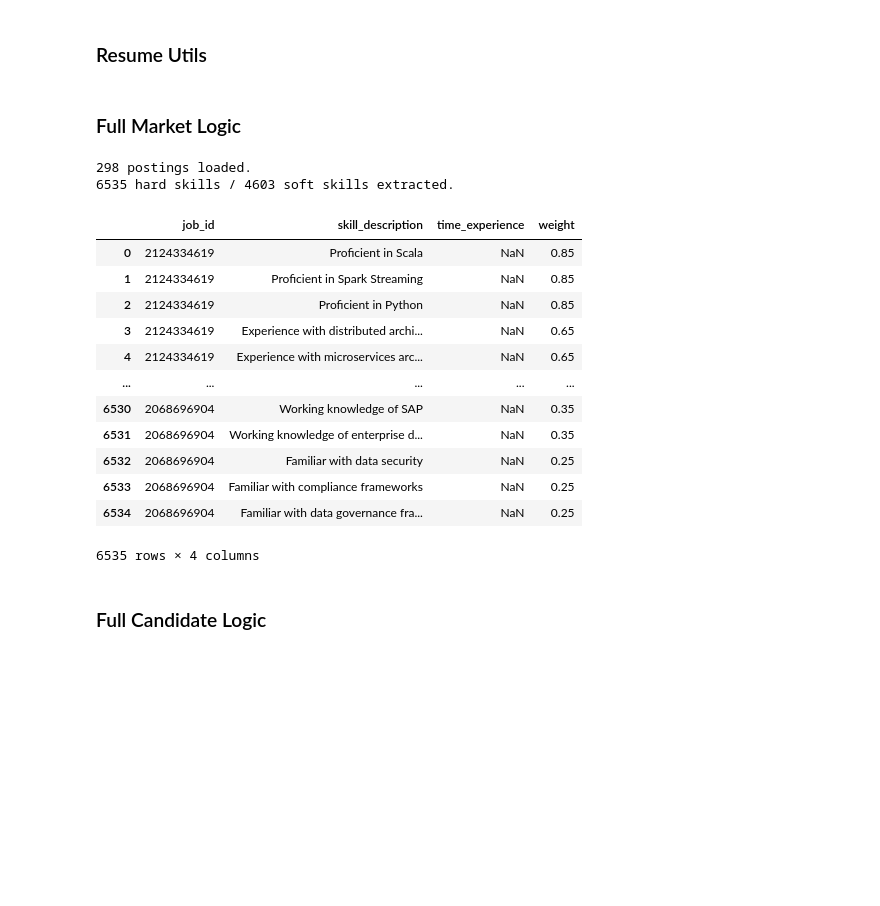
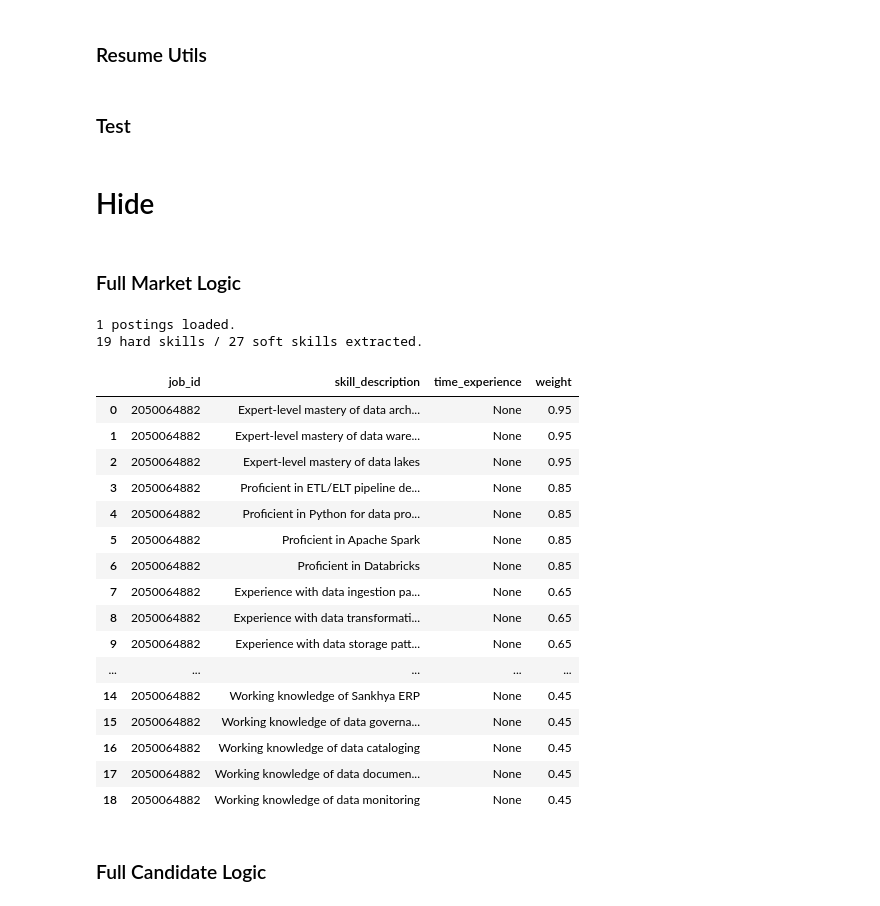
Before and after one commit to cgodevs/market-technical-fit-analysis-tool, a Jupyter notebook: docs/demo.ipynb, the cells around one changed output. Saved outputs shown, nothing was run; the diff lists cells and outputs as text; code cells hidden in the pictures; blank space fills up the shorter version.

```diff
--- a/docs/demo.ipynb
+++ b/docs/demo.ipynb
@@ -788,39 +788,48 @@ def nonmatches_display(market_obj: MarketSkillsMatrix) -> pd.DataFrame:
         .reset_index(drop=True)
     )
     return df[df["skill_variants"].apply(len) < 10] # Avoids poorly formed skill variants where a large number of non related items are grouped together
+# %% [markdown]
+### Test
+# %% [markdown]
+# Hide
 # %% [markdown]
 ### Full Market Logic
 # %%
-# # Takes a long time!
-# chat_model = init_chat_model(
-#     model=MODEL_NAME,
-#     model_provider=LLM_PROVIDER,
-#     temperature=LLM_TEMPERATURE,
-#     api_key=GEMINI_API_KEY,
-# )
+# Takes a long time!
+chat_model = init_chat_model(
+    model=MODEL_NAME,
+    model_provider=LLM_PROVIDER,
+    temperature=LLM_TEMPERATURE,
+    api_key=GEMINI_API_KEY,
+)
 
-# jobs_df = load_job_postings()
-# print(f"{len(jobs_df)} postings loaded.")
+jobs_df = load_job_postings()
+jobs_df = jobs_df[jobs_df.id == '2050064882'] # TODO: remove later
+print(f"{len(jobs_df)} postings loaded.")
 
-# hard_df, soft_df = extract_skills_bulk(chat_model, jobs_df)
-# print(f"{len(hard_df)} hard skills / {len(soft_df)} soft skills extracted.")
-# hard_df
+hard_df, soft_df = extract_skills_bulk(chat_model, jobs_df)
+print(f"{len(hard_df)} hard skills / {len(soft_df)} soft skills extracted.")
+hard_df
 # %% [output]
-298 postings loaded.
-6535 hard skills / 4603 soft skills extracted.
+1 postings loaded.
+19 hard skills / 27 soft skills extracted.
 |  | job_id | skill_description | time_experience | weight |
-| 0 | 2124334619 | Proficient in Scala | NaN | 0.85 |
-| 1 | 2124334619 | Proficient in Spark Streaming | NaN | 0.85 |
-| 2 | 2124334619 | Proficient in Python | NaN | 0.85 |
-| 3 | 2124334619 | Experience with distributed archi... | NaN | 0.65 |
-| 4 | 2124334619 | Experience with microservices arc... | NaN | 0.65 |
+| 0 | 2050064882 | Expert-level mastery of data arch... | None | 0.95 |
+| 1 | 2050064882 | Expert-level mastery of data ware... | None | 0.95 |
+| 2 | 2050064882 | Expert-level mastery of data lakes | None | 0.95 |
+| 3 | 2050064882 | Proficient in ETL/ELT pipeline de... | None | 0.85 |
+| 4 | 2050064882 | Proficient in Python for data pro... | None | 0.85 |
+| 5 | 2050064882 | Proficient in Apache Spark | None | 0.85 |
+| 6 | 2050064882 | Proficient in Databricks | None | 0.85 |
+| 7 | 2050064882 | Experience with data ingestion pa... | None | 0.65 |
+| 8 | 2050064882 | Experience with data transformati... | None | 0.65 |
+| 9 | 2050064882 | Experience with data storage patt... | None | 0.65 |
 | ... | ... | ... | ... | ... |
-| 6530 | 2068696904 | Working knowledge of SAP | NaN | 0.35 |
-| 6531 | 2068696904 | Working knowledge of enterprise d... | NaN | 0.35 |
-| 6532 | 2068696904 | Familiar with data security | NaN | 0.25 |
-| 6533 | 2068696904 | Familiar with compliance frameworks | NaN | 0.25 |
-| 6534 | 2068696904 | Familiar with data governance fra... | NaN | 0.25 |
+| 14 | 2050064882 | Working knowledge of Sankhya ERP | None | 0.45 |
+| 15 | 2050064882 | Working knowledge of data governa... | None | 0.45 |
+| 16 | 2050064882 | Working knowledge of data cataloging | None | 0.45 |
+| 17 | 2050064882 | Working knowledge of data documen... | None | 0.45 |
+| 18 | 2050064882 | Working knowledge of data monitoring | None | 0.45 |
-6535 rows × 4 columns
 # %% [markdown]
 ### Full Candidate Logic
 # %%
```
Also changed, not shown: parts of 12 cells of this notebook.
